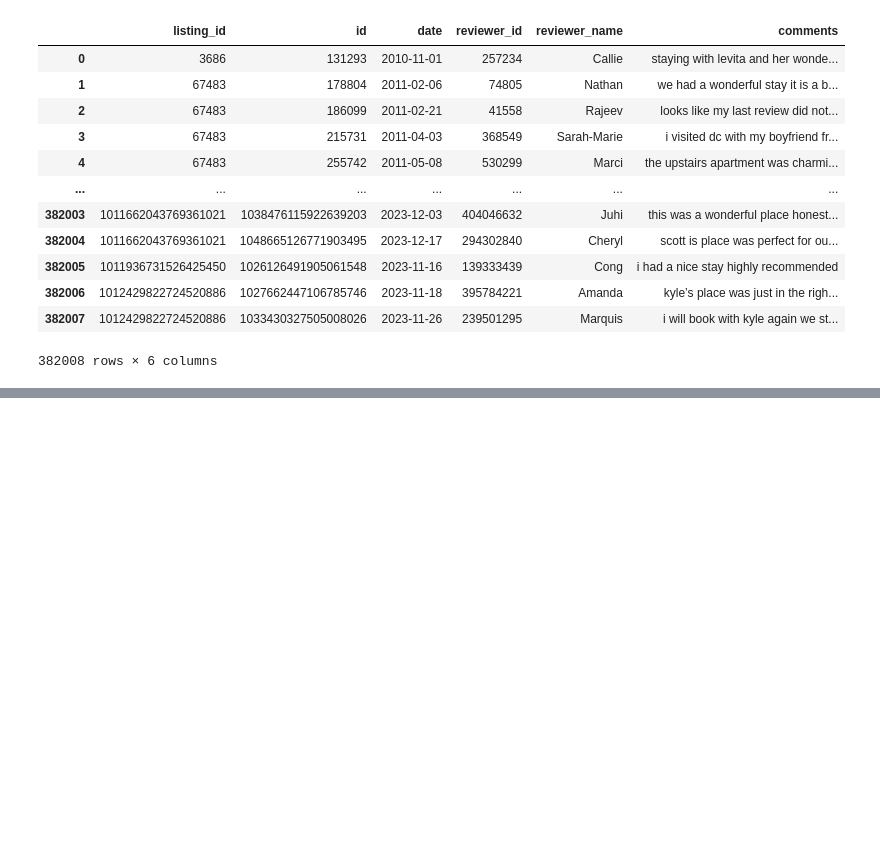
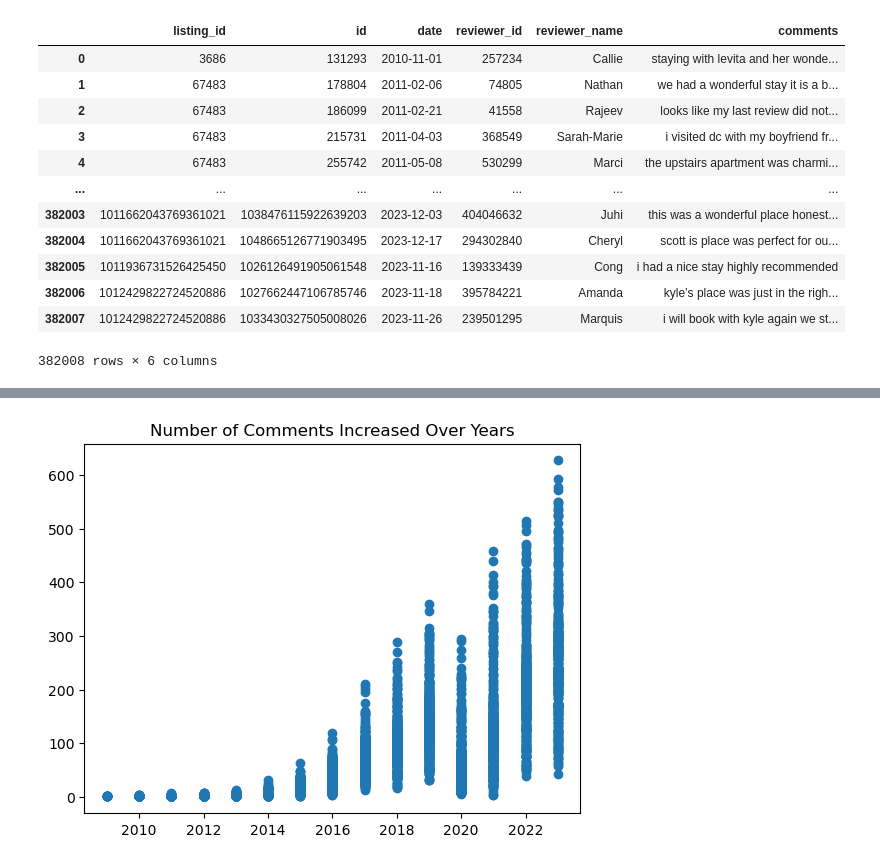
Before and after one commit to magdalenaolczakalvarez/Project-3, a Jupyter notebook: EDA- Reviews2.ipynb, the cells around one changed output, grey strips where cells are left out. Cells and saved outputs as stored; diff of their text form; code cells hidden in the pictures; blank space fills up the shorter version.

```diff
--- a/EDA- Reviews2.ipynb
+++ b/EDA- Reviews2.ipynb
@@ -447,0 +453,5 @@ clean_reviews2.to_csv('/Users/polska2207/Downloads/clean_reviews2.csv', index=Fa
+# %%
+# looking at count of reviews for each date
+rev_by_date = reviews2.groupby('date')['comments'].count()
+
+rev_by_date.sort_values()
@@ -447,0 +472,9 @@ clean_reviews2.to_csv('/Users/polska2207/Downloads/clean_reviews2.csv', index=Fa
+# %%
+# Create plot
+#Number of comments has increased over time
+
+plt.scatter(x=rev_by_date['year'], y=rev_by_date['comments'])
+plt.title("Number of Comments Increased Over Years")
+plt.show()
+# %% [output]
+[figure, added]
```
Also changed, not shown: parts of 15 cells of this notebook.
